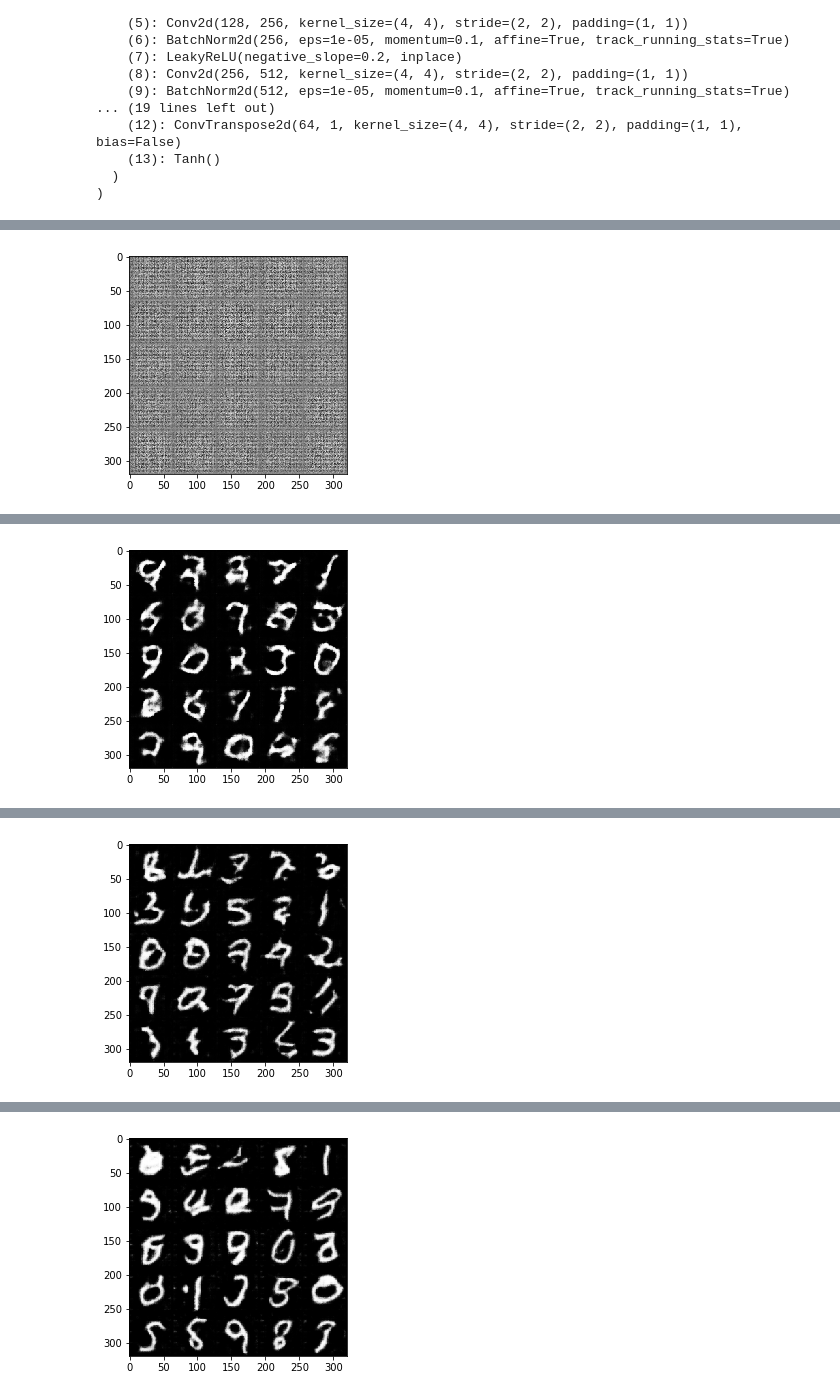
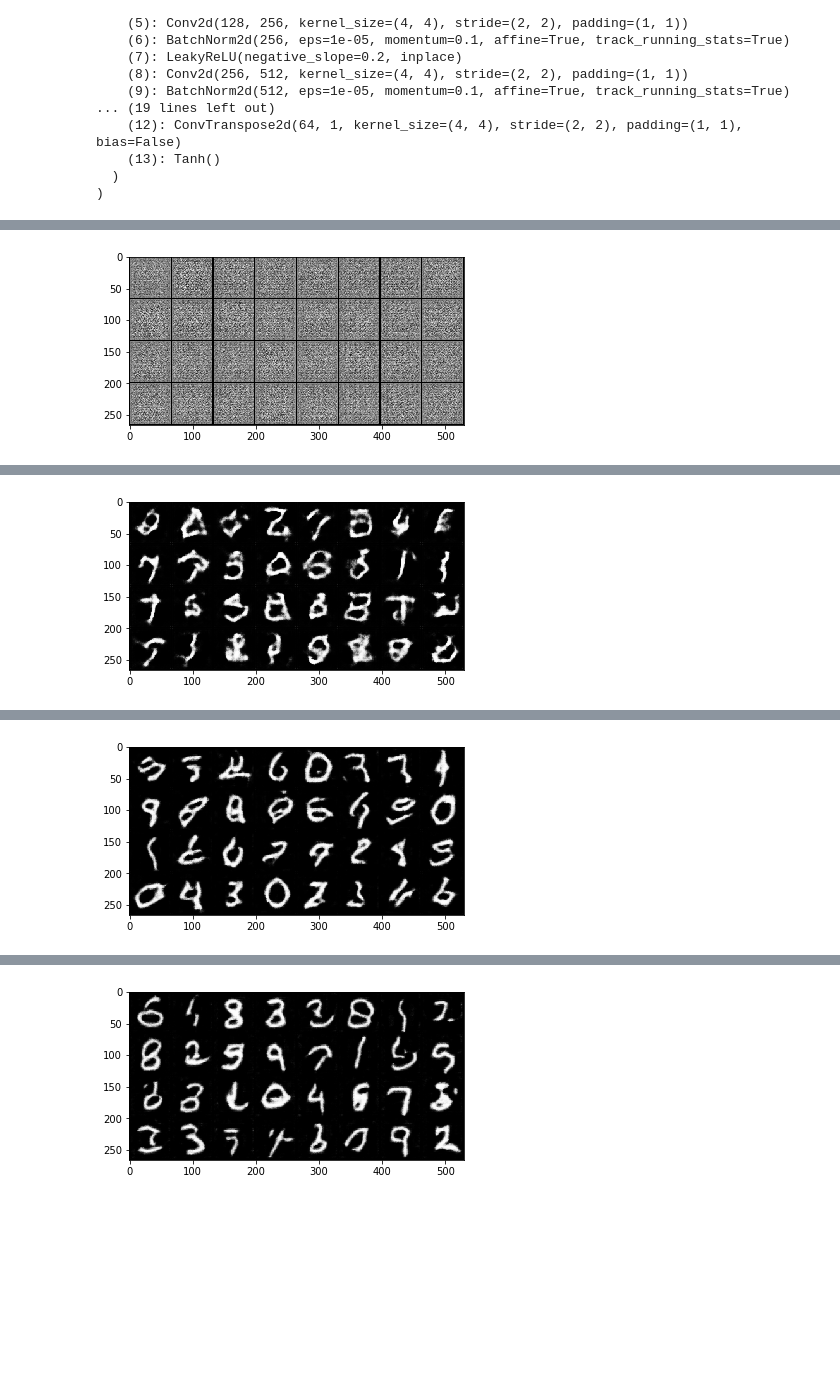
Before and after one commit to arinarmo/gan_notebook, a Jupyter notebook: solution.ipynb, the cells around one changed output, grey strips where cells are left out. Cells and saved outputs as stored; diff of their text form; code cells hidden in the pictures; blank space fills up the shorter version.

```diff
--- a/solution.ipynb
+++ b/solution.ipynb
@@ -39,0 +34,7 @@ plt.imshow(mnist_square_grid(mnist_data.data[0:16].numpy()), cmap='gray')
+# %%
+# Look at it!
+def show_tensor_imgs(tensor, **kwargs):
+    grid = np.transpose(make_grid(tensor, **kwargs).cpu(), (1,2,0))
+    plt.imshow(grid)
+
+show_tensor_imgs(mnist_data.data[0:25].unsqueeze(1), nrow=5)
@@ -195,6 +198,6 @@ for i, data in enumerate(loader):
         print(f"Iteration: {i}, D Loss: {err_d.item():.4f}, G Loss: {err_g.item():.4f}")
 
     if i % 500 == 0:
-        plt.imshow(mnist_square_grid(gen(noise).detach().squeeze(1).cpu().numpy()), cmap='gray')
+        show_tensor_imgs(gen(noise).detach(), normalize=True)
         plt.show()
 # %% [output]
@@ -202 +205 @@ Iteration: 0, D Loss: 2.5415, G Loss: 9.5169
-[figure, old version]
+[figure, new version]
@@ -208 +211 @@ Iteration: 500, D Loss: 0.6138, G Loss: 0.9553
-[figure, old version]
+[figure, new version]
@@ -214 +217 @@ Iteration: 1000, D Loss: 0.5252, G Loss: 1.8480
-[figure, old version]
+[figure, new version]
@@ -220 +223 @@ Iteration: 1500, D Loss: 1.1980, G Loss: 6.6692
-[figure, old version]
+[figure, new version]
```
Also changed, not shown: parts of 8 cells of this notebook.
